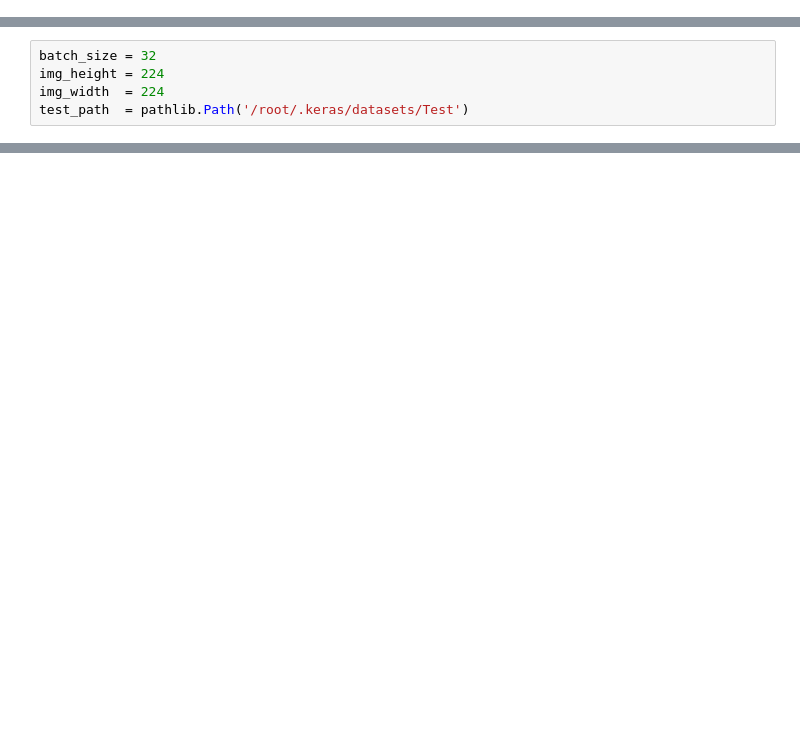
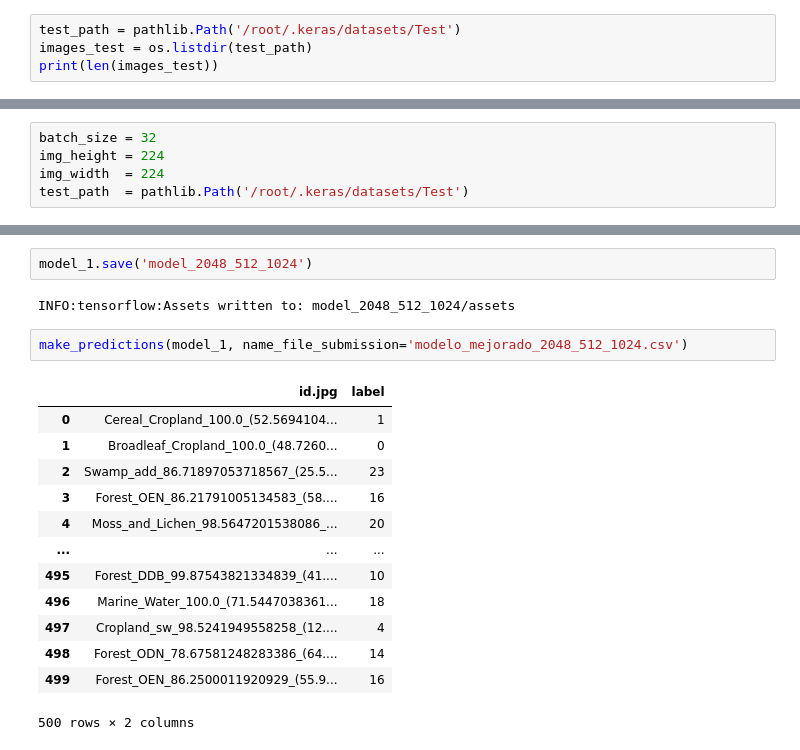
Before and after one commit to lucabem/CompeticionMineria, a Jupyter notebook: modelo_80_f1_luis.ipynb, the cells around one changed output, grey strips where cells are left out. Drawn from its saved outputs; the diff is of its cells as text; blank space fills up the shorter version.

Commit message:
Mejora con las nuevas clases

```diff
--- a/modelo_80_f1_luis.ipynb
+++ b/modelo_80_f1_luis.ipynb
@@ -31,0 +34,4 @@ print(image_count)
+# %%
+test_path = pathlib.Path('/root/.keras/datasets/Test')
+images_test = os.listdir(test_path)
+print(len(images_test))
@@ -217,0 +303,20 @@ KeyboardInterrupt: ignored
+# %%
+model_1.save('model_2048_512_1024')
+# %% [output]
+INFO:tensorflow:Assets written to: model_2048_512_1024/assets
+# %%
+make_predictions(model_1, name_file_submission='modelo_mejorado_2048_512_1024.csv')
+# %% [output]
+|  | id.jpg | label |
+| 0 | Cereal_Cropland_100.0_(52.5694104... | 1 |
+| 1 | Broadleaf_Cropland_100.0_(48.7260... | 0 |
+| 2 | Swamp_add_86.71897053718567_(25.5... | 23 |
+| 3 | Forest_OEN_86.21791005134583_(58.... | 16 |
+| 4 | Moss_and_Lichen_98.5647201538086_... | 20 |
+| ... | ... | ... |
+| 495 | Forest_DDB_99.87543821334839_(41.... | 10 |
+| 496 | Marine_Water_100.0_(71.5447038361... | 18 |
+| 497 | Cropland_sw_98.5241949558258_(12.... | 4 |
+| 498 | Forest_ODN_78.67581248283386_(64.... | 14 |
+| 499 | Forest_OEN_86.2500011920929_(55.9... | 16 |
+500 rows × 2 columns
```
Also changed, not shown: parts of 45 cells of this notebook.
